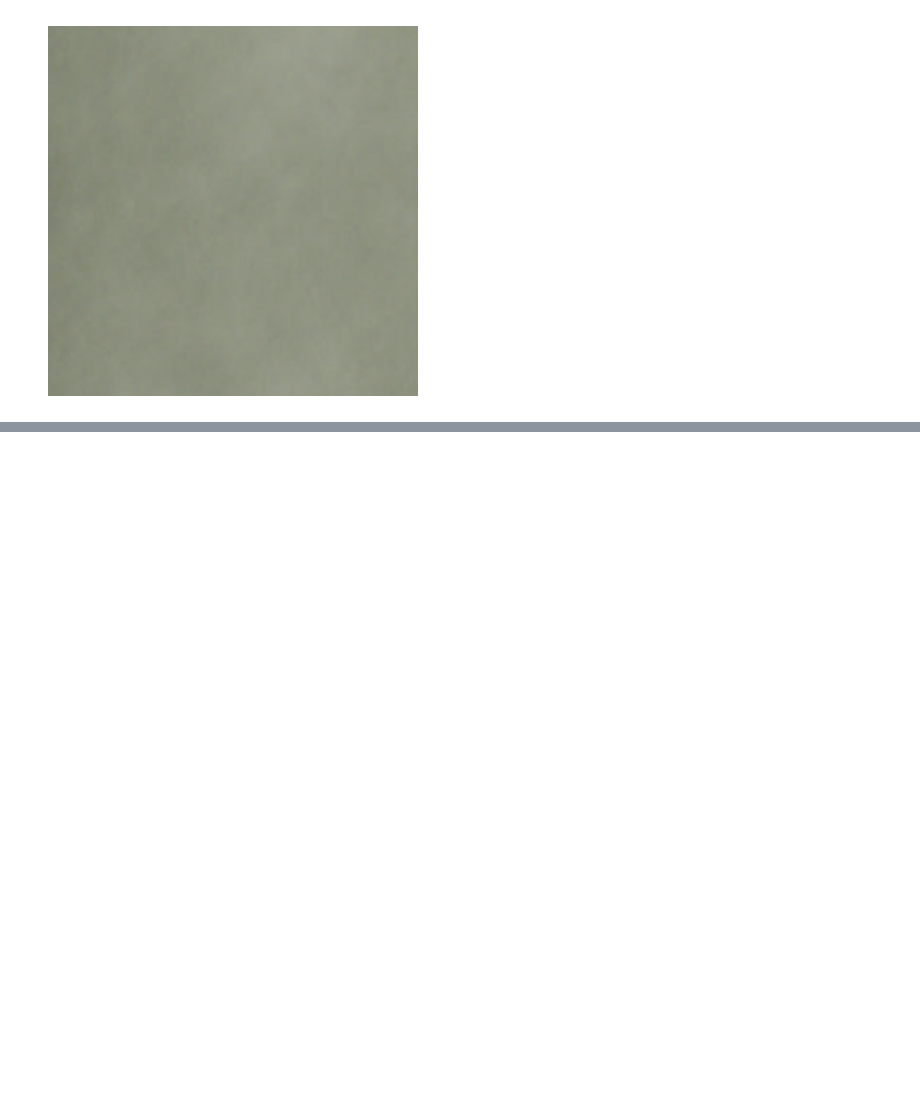
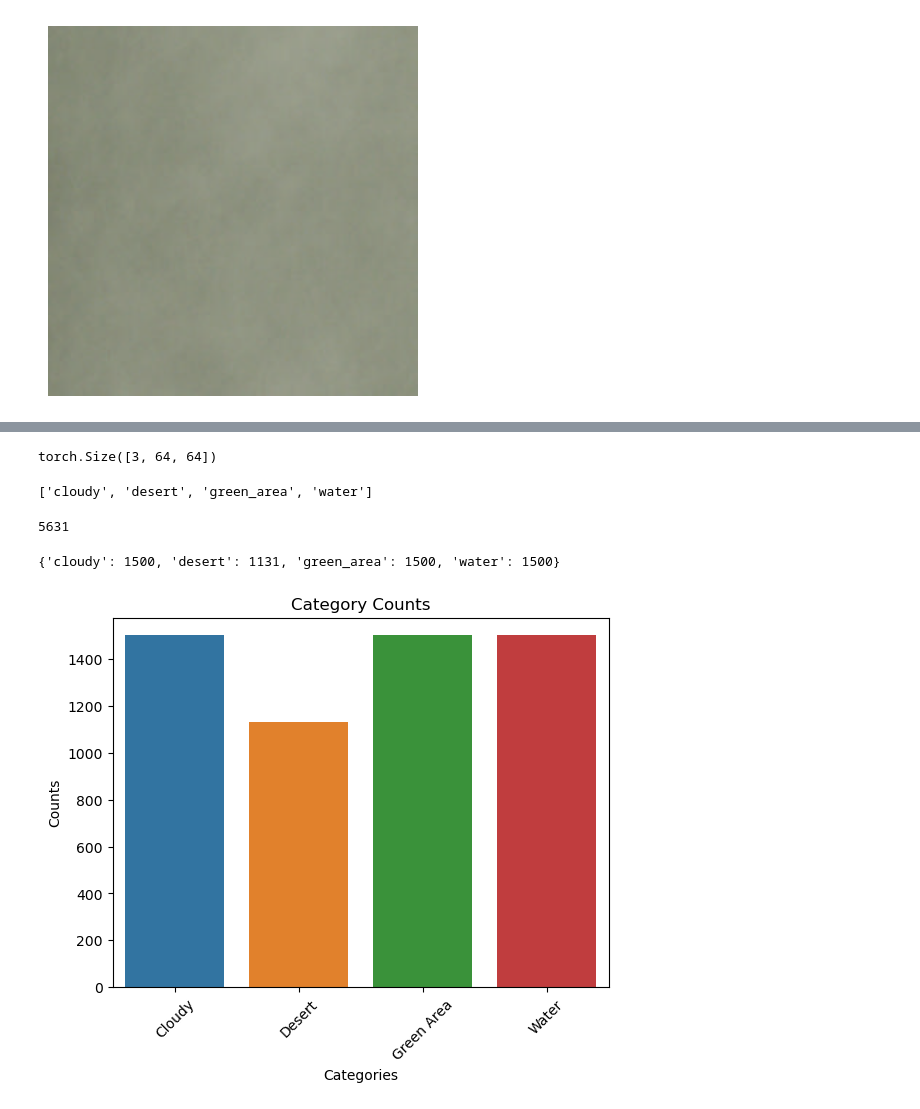
Before and after one commit to emilycalvert/DSPT10PT_Sophie_Emily_Project, a Jupyter notebook: Notebook.ipynb, the cells around one changed output, grey strips where cells are left out. Drawn from its saved outputs; the diff is of its cells as text; code cells hidden in the pictures; blank space fills up the shorter version.

```diff
--- a/Notebook.ipynb
+++ b/Notebook.ipynb
@@ -88,0 +175,40 @@ plt.show()
+# %%
+transform = transforms.Compose([transforms.Resize(255),
+                                transforms.CenterCrop(64),
+                                transforms.RandomVerticalFlip(),
+                                transforms.RandomHorizontalFlip(),
+                                transforms.ToTensor()])
+# %%
+dataset = ImageFolder('data', transform=transform)
+# %%
+dataset[0][0].shape
+# %% [output]
+torch.Size([3, 64, 64])
+# %%
+dataset.classes
+# %% [output]
+['cloudy', 'desert', 'green_area', 'water']
+# %%
+len(dataset)
+# %% [output]
+5631
+# %%
+from collections import Counter
+value_counts = dict(Counter(dataset.targets))
+# %%
+value_counts = dict(zip(dataset.classes, value_counts.values()))
+
+print(value_counts)
+# %% [output]
+{'cloudy': 1500, 'desert': 1131, 'green_area': 1500, 'water': 1500}
+# %%
+import seaborn as sns
+import matplotlib.pyplot as plt
+sns.barplot(x=list(value_counts.keys()), y= list(value_counts.values()))
+plt.xlabel('Categories')
+plt.ylabel('Counts')
+plt.title('Category Counts')
+plt.xticks(range(4),labels = ["Cloudy", "Desert", "Green Area", "Water"], rotation = 45)
+plt.show()
+# %% [output]
+[figure, added]
```
Also changed, not shown: parts of 7 cells of this notebook.
